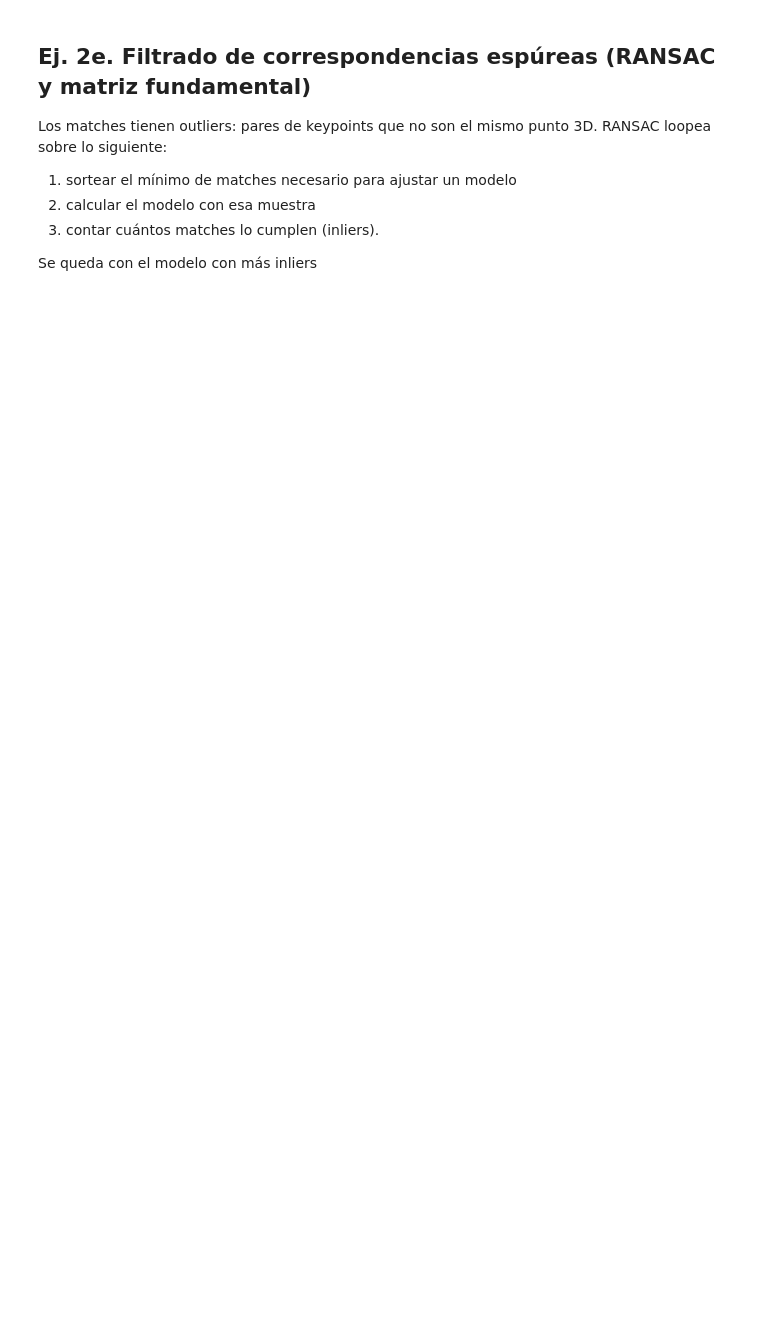
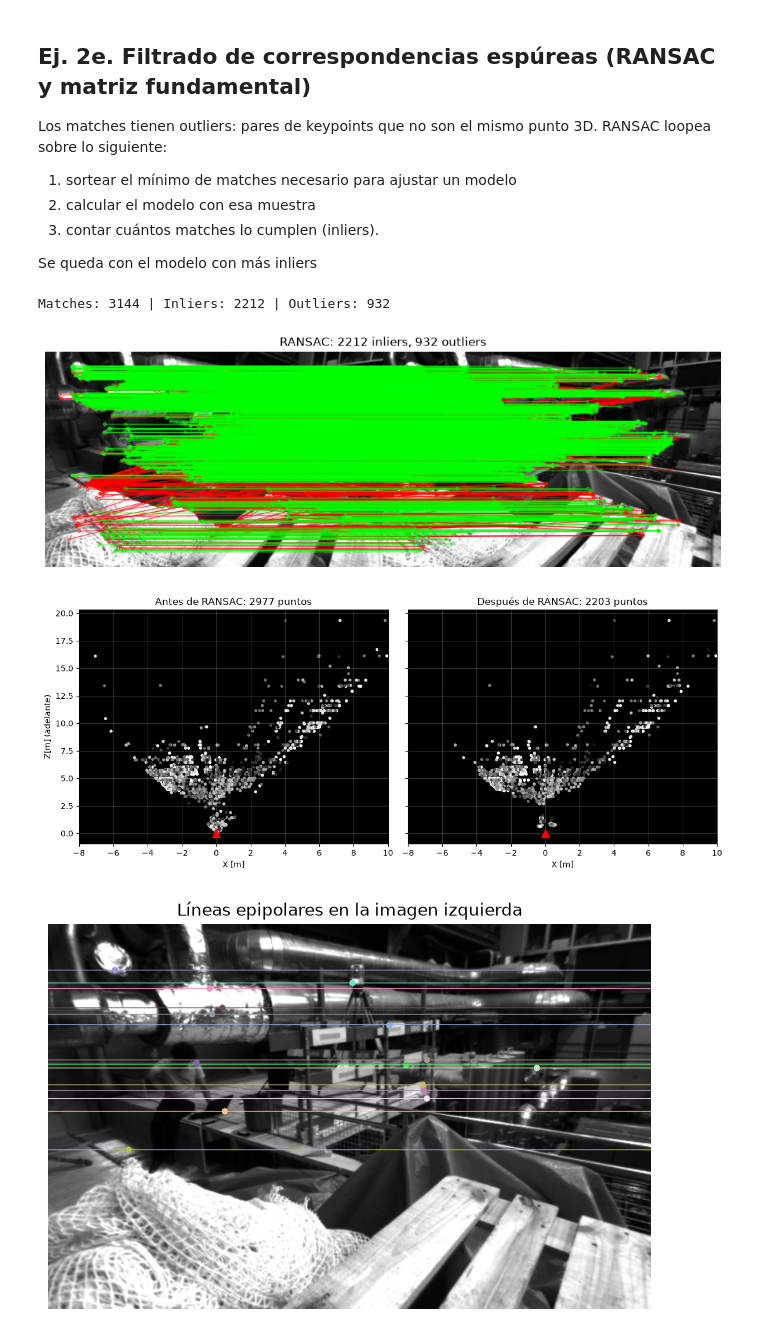
Before and after one commit to Erislash/tp3-vision, a Jupyter notebook: tp3.ipynb, the cells around one changed output. Drawn from its saved outputs; the diff is of its cells as text; code cells hidden in the pictures; blank space fills up the shorter version.

```diff
--- a/tp3.ipynb
+++ b/tp3.ipynb
@@ -372,7 +388,7 @@ def draw_pointcloud(ax, P, colors, title):
     # Mostramos solo puntos delante de la cámara y a menos de 20 m (para que un punto muy lejano no me aplaste el eje)
     ok = (P[:, 2] > 0) & (P[:, 2] < 20)
 
-    ax.scatter(P[ok, 0], P[ok, 2], c=colors[ok], s=8)
+    ax.scatter(P[ok, 0], P[ok, 2], c=colors[ok], cmap="gray", vmin=0, vmax=1, s=8)
     ax.plot(0, 0, "r^", ms=10)
     ax.set_title(f"{title}: {ok.sum()} puntos")
     ax.set_xlabel("X [m]")
@@ -391,33 +407,38 @@ draw_pointcloud(axs[1], P_after, colors[inl], "Después de RANSAC")
 
 axs[0].set_ylabel("Z[m] (adelante)")
 axs[0].set_xlim(-8, 10)
 fig.tight_layout()
 fig.savefig(FIG_DIR / "2e_pointcloud.png", dpi=150)
 plt.show()
 
 
-# Obtener líneas epipolares en la imagen derecha
+# Obtenemos las líneas epipolares en la imagen derecha
 lines = cv2.computeCorrespondEpilines(pts_r[inl].reshape(-1, 1, 2), 2, F).reshape(-1, 3)
 
-# Voy a elegir 15 puntos a azar
+# Elegimos 15 puntos a azar
 rng = np.random.default_rng(0)
 idx = rng.choice(len(lines), size=15, replace=False)
 
 vis_ep = cv2.cvtColor(left_rect, cv2.COLOR_GRAY2BGR)
 h, w = vis_ep.shape[:2]
 
 for i in idx:
     a, b, c = lines[i]
     u, v = pts_l[inl][i]
 
     color = tuple(map(int, rng.integers(80, 256, 3)))
 
-    # Para dibujar una recta, no puedo usar los coeficinetes que me devuelve computeCorrespondEpilines
+    # Para dibujar una recta, no podemos usar los coeficinetes que me devuelve computeCorrespondEpilines
     y0 = int(round(-c / b))
     y1 = int(round(-(a * w + c) / b))
 
     cv2.line(vis_ep, (0, y0), (w, y1), color, 1)
     cv2.circle(vis_ep, (round(u), round(v)), 4, color, -1)
 
 show(vis_ep, "Líneas epipolares en la imagen izquierda")
 save(vis_ep, "2e_epilines.png")
+# %% [output]
+Matches: 3144 | Inliers: 2212 | Outliers: 932
+[figure, added]
+[figure, added]
+[figure, added]
```
Also changed, not shown: parts of 10 cells of this notebook, 1 other file.
